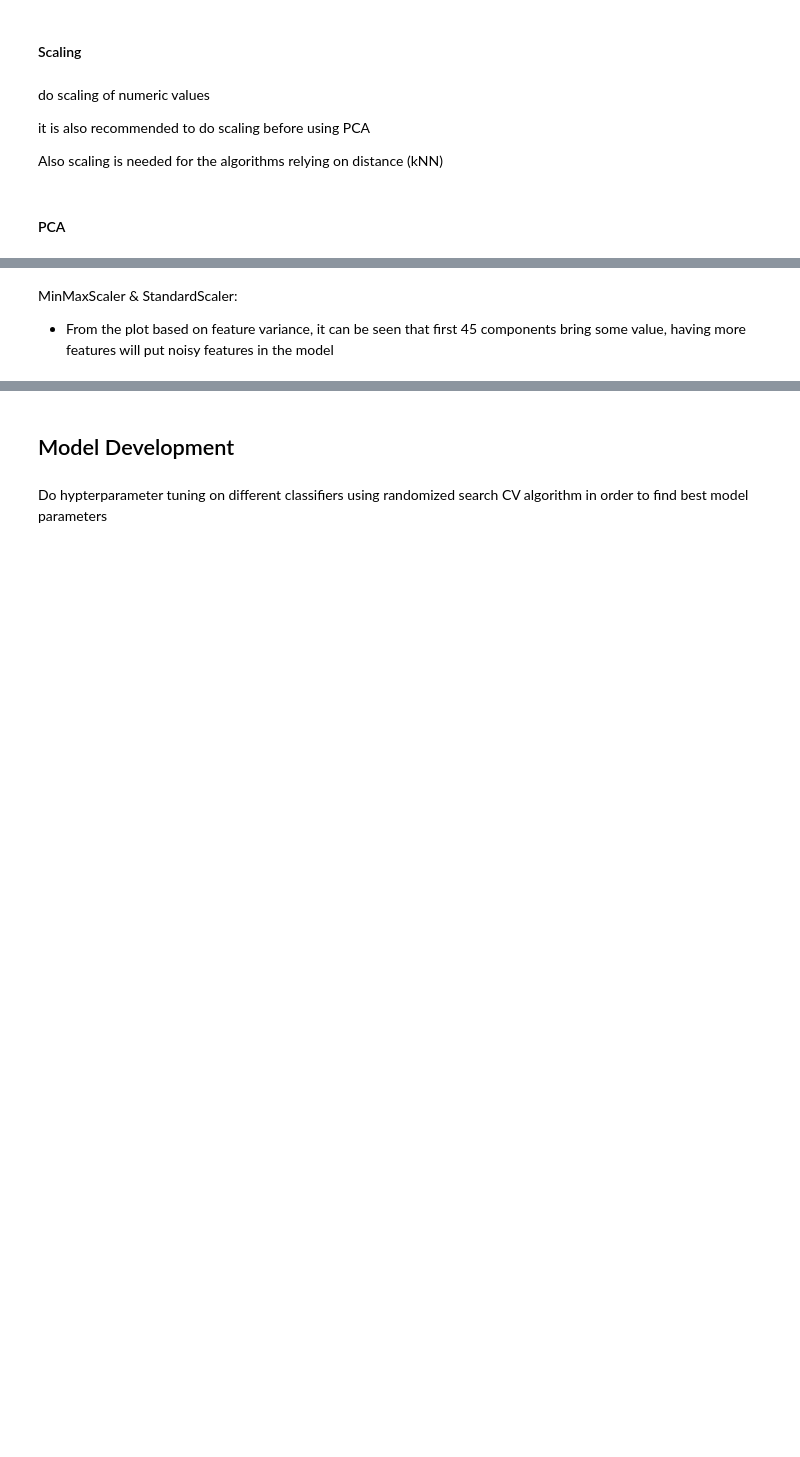
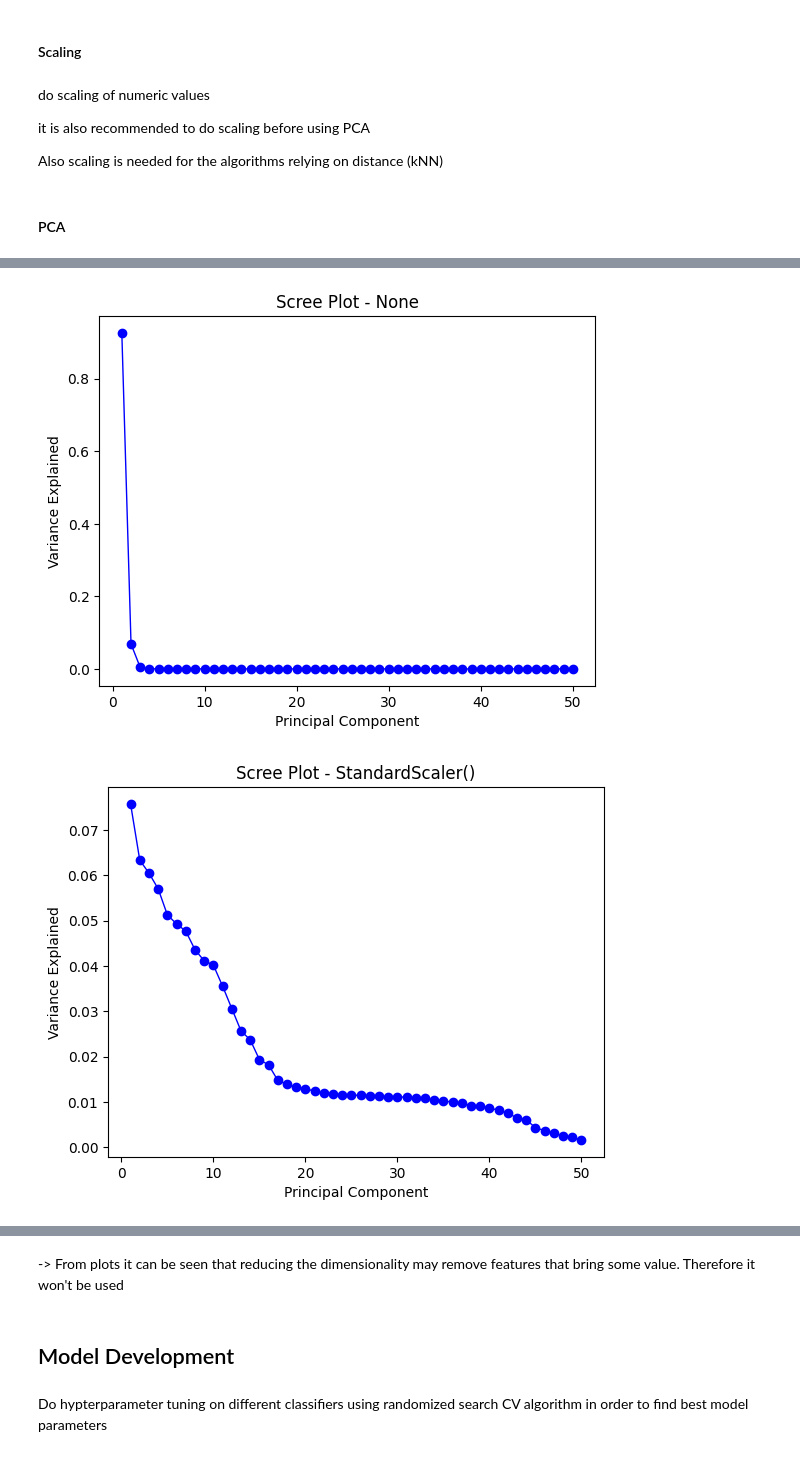
Before and after one commit to r-gg/ml-37, a Jupyter notebook: Exercise 1/eucalyptus/Eucalyptus.ipynb, the cells around one changed output, grey strips where cells are left out. Drawn from its saved outputs; the diff is of its cells as text; code cells hidden in the pictures; blank space fills up the shorter version.

```diff
--- a/Exercise 1/eucalyptus/Eucalyptus.ipynb
+++ b/Exercise 1/eucalyptus/Eucalyptus.ipynb
@@ -243,3 +258,0 @@ for scaler in scalers:
-# %% [markdown]
-MinMaxScaler & StandardScaler:
-- From the plot based on feature variance, it can be seen that first 45 components bring some value, having more features will put noisy features in the model
@@ -255,0 +259,5 @@ X_test = pca.transform(X_test)
+# %%
+show_pca_plots(X_train, y_train)
+# %% [output]
+[figure, added]
+[figure, added]
@@ -256,3 +266,5 @@ X_test = pca.transform(X_test)
+# %% [markdown]
+-> From plots it can be seen that reducing the dimensionality may remove features that bring some value. Therefore it won't be used
 # %% [markdown]
 ## Model Development
 # %% [markdown]
```
Also changed, not shown: parts of 40 cells of this notebook, 1 other file.
